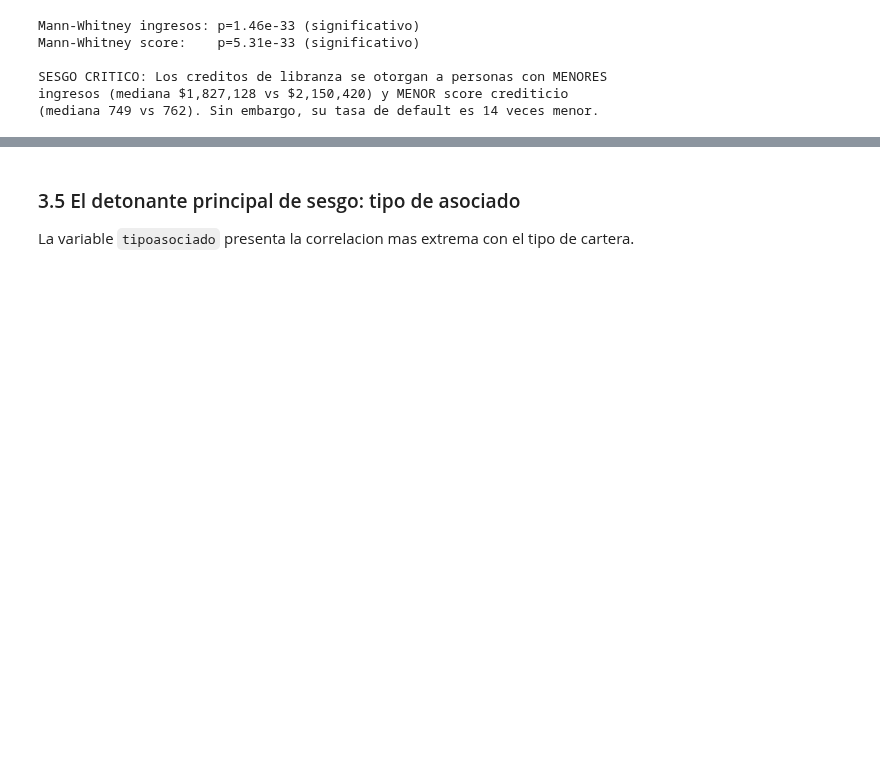
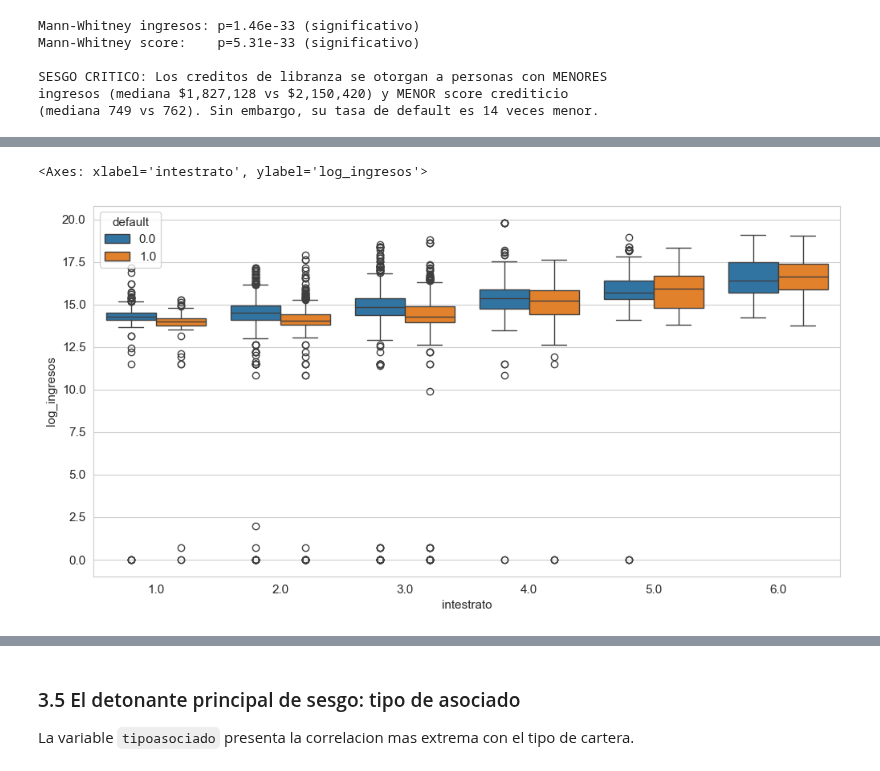
Before and after one commit to jhquiza/proyecto-riesgos, a Jupyter notebook: créditos negados y aprobados/Analisis_Integral_Sesgo_Correlaciones_Trayectoria (1).ipynb, the cells around one changed output, grey strips where cells are left out. Saved outputs shown, nothing was run; the diff lists cells and outputs as text; code cells hidden in the pictures; blank space fills up the shorter version.

```diff
--- a/créditos negados y aprobados/Analisis_Integral_Sesgo_Correlaciones_Trayectoria (1).ipynb
+++ b/créditos negados y aprobados/Analisis_Integral_Sesgo_Correlaciones_Trayectoria (1).ipynb
@@ -27,12 +27,15 @@ import seaborn as sns
 from scipy import stats
 import warnings
 warnings.filterwarnings('ignore')
+from pathlib import Path
 
 plt.rcParams['figure.figsize'] = (12, 6)
 plt.rcParams['font.size'] = 11
 sns.set_style("whitegrid")
 
-df = pd.read_csv("/content/merged_df.csv", sep=';')
+data_dir = Path().resolve().parent / "data" / "aprobados-negados"
+
+df = pd.read_csv(data_dir / "merged_df.csv", sep=';')
 df = df.drop(columns=['Unnamed: 0'])
 df['genero'] = df['sexo'].map({0.0: 'Masculino', 1.0: 'Femenino'})
 df['ingreso_disponible'] = df['curtotalingresos'] - df['curtotalegresos']
@@ -247,3 +410,6 @@ Mann-Whitney score:    p=5.31e-33 (significativo)
 SESGO CRITICO: Los creditos de libranza se otorgan a personas con MENORES
 ingresos (mediana $1,827,128 vs $2,150,420) y MENOR score crediticio
 (mediana 749 vs 762). Sin embargo, su tasa de default es 14 veces menor.
+# %%
+df_sin_libranza = df[df['cartera'] == 'consumo_sin_libranza'].copy()
+df_con_libranza = df[df['cartera'] == 'consumo_con_libranza'].copy()
@@ -249,0 +472,10 @@ ingresos (mediana $1,827,128 vs $2,150,420) y MENOR score crediticio
+# %%
+sns.boxplot(
+    data=df_sin_libranza[df_sin_libranza['intestrato']!=0],
+    x='intestrato',
+    y='log_ingresos',
+    hue='default'
+    )
+# %% [output]
+<Axes: xlabel='intestrato', ylabel='log_ingresos'>
+[figure, added]
```
Also changed, not shown: parts of 20 cells of this notebook.
